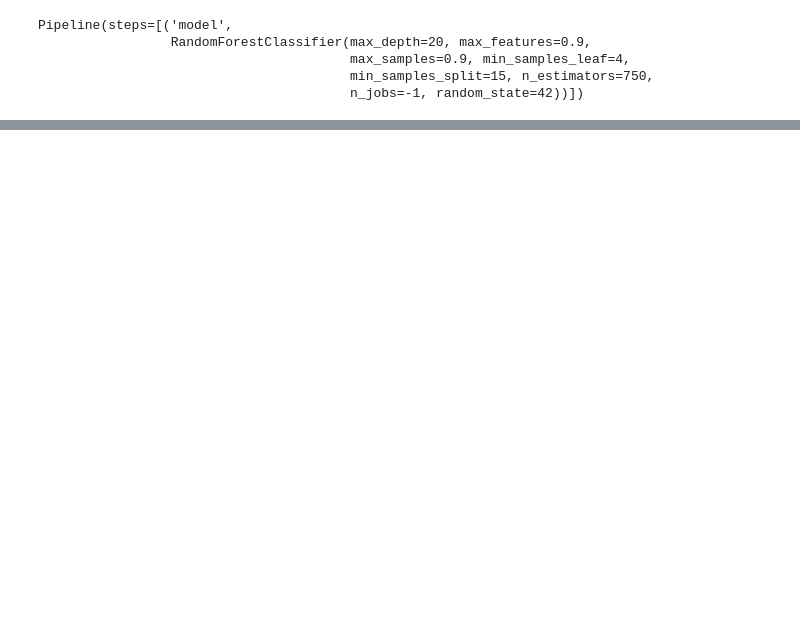
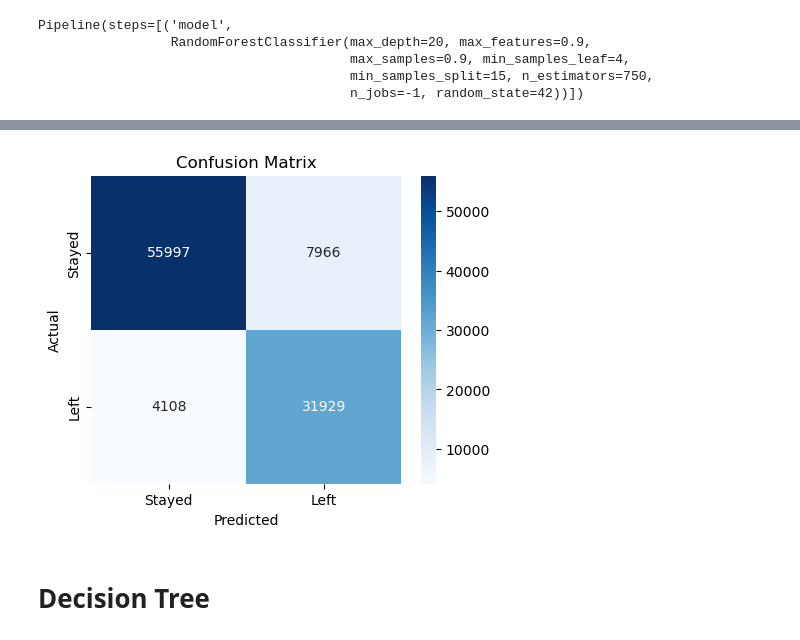
Before and after one commit to joelwheatley91/DATA_602_FINAL, a Jupyter notebook: Main.ipynb, the cells around one changed output, grey strips where cells are left out. Drawn from its saved outputs; the diff is of its cells as text; code cells hidden in the pictures; blank space fills up the shorter version.

```diff
--- a/Main.ipynb
+++ b/Main.ipynb
@@ -457,7 +457,7 @@ def optimize_model(model_pipeline: Pipeline,
         estimator=model_pipeline,
         param_distributions=param_space,
         n_iter=n_iter,
-        scoring='recall', # we choose f1 score
+        scoring='f1', # we choose f1 score
         #cv=timeseries_split,
         random_state=42,
         n_jobs=-1,
@@ -506,8 +506,8 @@ Pipeline(steps=[('model',
                                         min_samples_split=15, n_estimators=750,
                                         n_jobs=-1, random_state=42))])
 # %%
+split_params = {k.split("__")[-1]: v for k, v in random_search.best_params_.items()}
+#print(split_params)
 p = Pipeline([('full', full_pipeline),
-              ('clf', RandomForestClassifier(max_depth=20, max_features=0.9, max_samples=0.9,
-                       min_samples_leaf=4, min_samples_split=15,
-                       n_estimators=750, n_jobs=-1, random_state=42))
+              ('clf', RandomForestClassifier(**split_params))
              ])
@@ -560,0 +557,19 @@ np.unique(y_test, return_counts=True)
+# %%
+from sklearn.metrics import confusion_matrix
+import seaborn as sns
+import matplotlib.pyplot as plt
+
+# Compute confusion matrix
+cm = confusion_matrix(y_test, y_pred)
+
+# Plot
+plt.figure(figsize=(5,4))
+sns.heatmap(cm, annot=True, fmt='d', cmap='Blues', xticklabels=['Stayed', 'Left'], yticklabels=['Stayed', 'Left'])
+plt.xlabel('Predicted')
+plt.ylabel('Actual')
+plt.title('Confusion Matrix')
+plt.show()
+# %% [output]
+[figure, added]
+# %% [markdown]
+# Decision Tree
```
Also changed, not shown: parts of 20 cells of this notebook.
